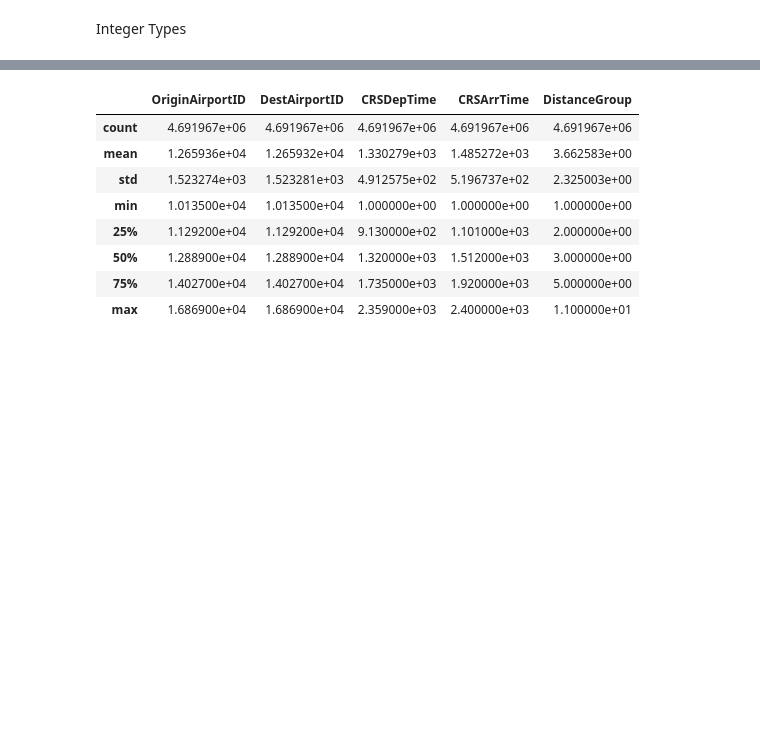
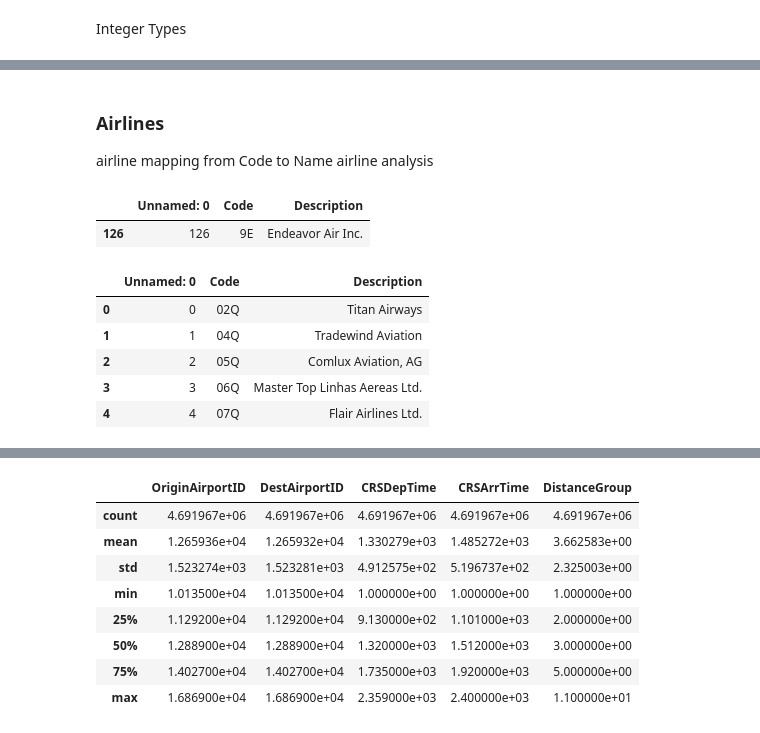
Before and after one commit to georgetown-analytics/team-3, a Jupyter notebook: flight_model/notebooks/EDA/eda1_flight_data.ipynb, the cells around one changed output, grey strips where cells are left out. Drawn from its saved outputs; the diff is of its cells as text; code cells hidden in the pictures; blank space fills up the shorter version.

```diff
--- a/flight_model/notebooks/EDA/eda1_flight_data.ipynb
+++ b/flight_model/notebooks/EDA/eda1_flight_data.ipynb
@@ -286,0 +300,4 @@ df_flights_012022_082022.head()
+# %% [markdown]
+### Airlines
+airline mapping from Code to Name
+airline analysis
@@ -286,0 +310,15 @@ df_flights_012022_082022.head()
+# %%
+airlines = pd.read_csv("../../data/databases/flight_attributes/airlines.csv.zip", low_memory=False)
+airlines.query("Code == '9E'")
+# %% [output]
+|  | Unnamed: 0 | Code | Description |
+| 126 | 126 | 9E | Endeavor Air Inc. |
+# %%
+airlines.head()
+# %% [output]
+|  | Unnamed: 0 | Code | Description |
+| 0 | 0 | 02Q | Titan Airways |
+| 1 | 1 | 04Q | Tradewind Aviation |
+| 2 | 2 | 05Q | Comlux Aviation, AG |
+| 3 | 3 | 06Q | Master Top Linhas Aereas Ltd. |
+| 4 | 4 | 07Q | Flair Airlines Ltd. |
```
Also changed, not shown: parts of 58 cells of this notebook, 4 other files.
